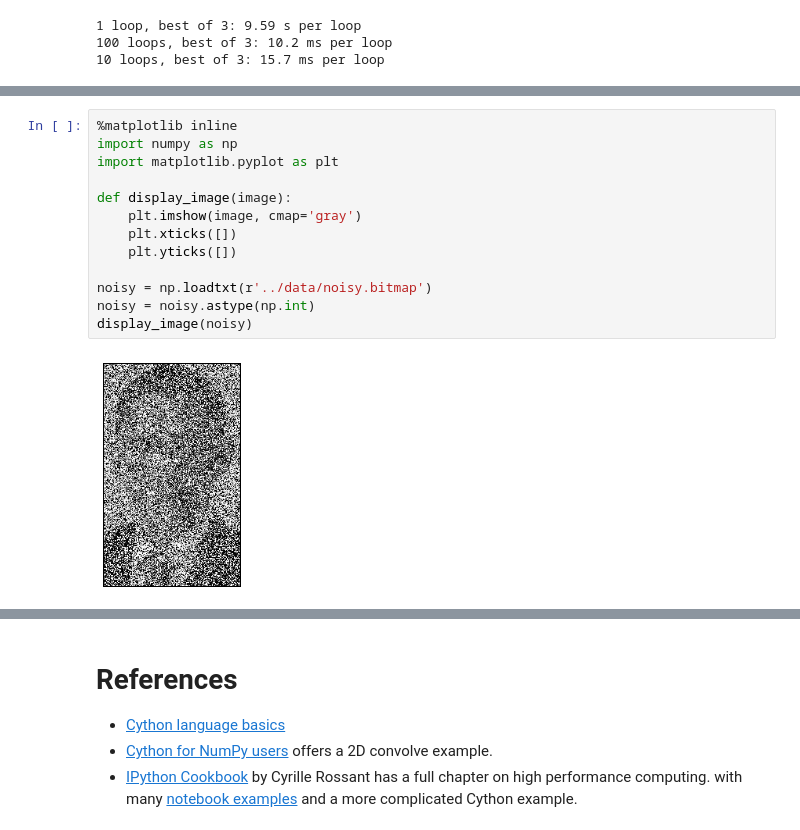
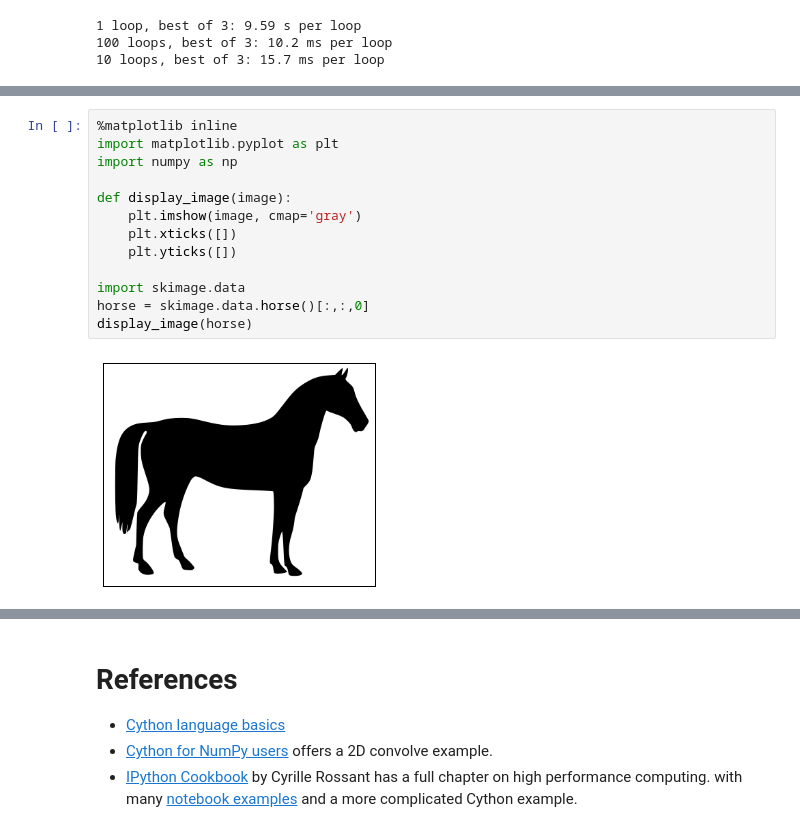
Before and after one commit to yoavram/Py4Eng, a Jupyter notebook: sessions/cython.ipynb, the cells around one changed output, grey strips where cells are left out. Saved outputs shown, nothing was run; the diff lists cells and outputs as text.

```diff
--- a/sessions/cython.ipynb
+++ b/sessions/cython.ipynb
@@ -398,15 +407,15 @@ def numandelbrot(m, size, iterations):
 # %%
 %matplotlib inline
+import matplotlib.pyplot as plt
 import numpy as np
-import matplotlib.pyplot as plt
 
 def display_image(image):
     plt.imshow(image, cmap='gray')
     plt.xticks([])
     plt.yticks([])
 
-noisy = np.loadtxt(r'../data/noisy.bitmap')
-noisy = noisy.astype(np.int)
-display_image(noisy)
+import skimage.data
+horse = skimage.data.horse()[:,:,0]
+display_image(horse)
 # %% [output]
-[figure, old version]
+[figure, new version]
```
Also changed, not shown: parts of 17 cells of this notebook, 2 other files.
